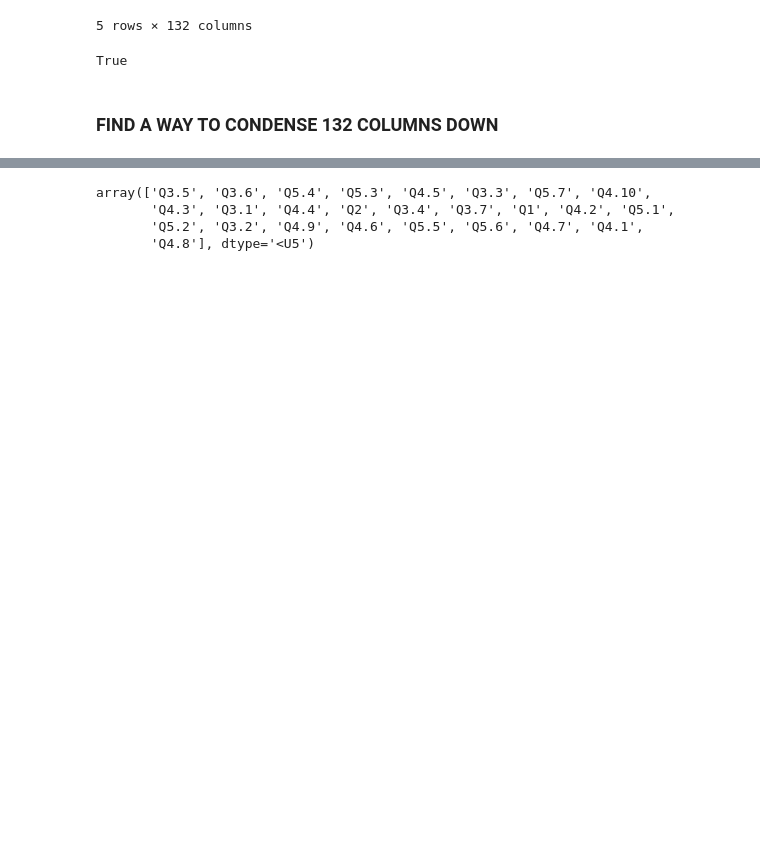
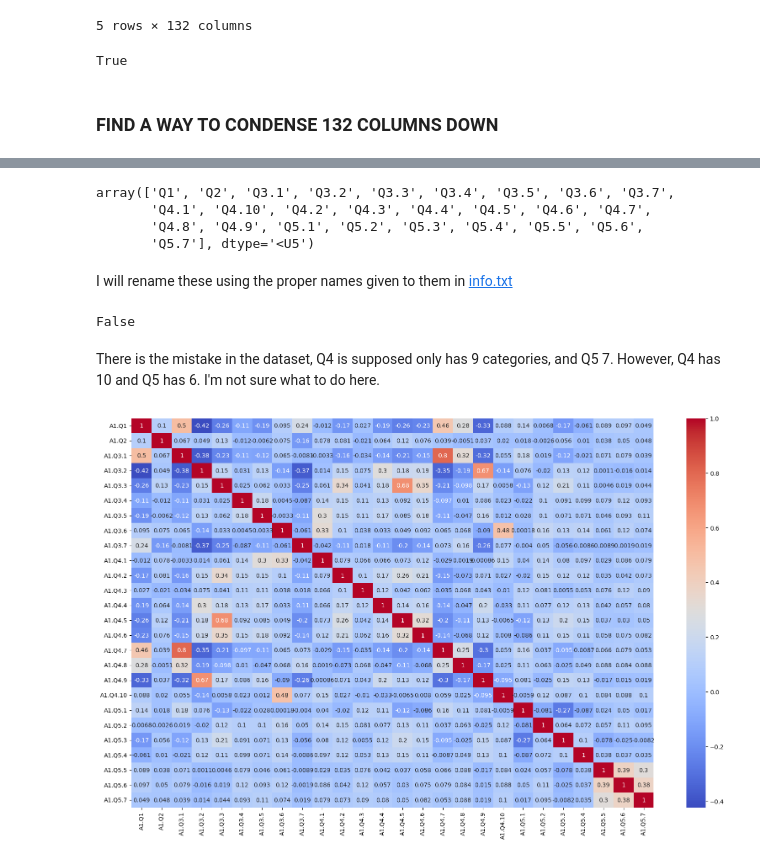
Before and after one commit to projectayre/ayre, a Jupyter notebook: sentiment-analysis/sentiment-experimentation.ipynb, the cells around one changed output, grey strips where cells are left out. Saved outputs shown, nothing was run; the diff lists cells and outputs as text; code cells hidden in the pictures; blank space fills up the shorter version.

```diff
--- a/sentiment-analysis/sentiment-experimentation.ipynb
+++ b/sentiment-analysis/sentiment-experimentation.ipynb
@@ -43,9 +45,31 @@ True
 # %%
 questions = np.array(list(set([i[3:] for i in annot.columns[2:]])))
 # %%
+questions.sort()
 questions
 # %% [output]
-array(['Q3.5', 'Q3.6', 'Q5.4', 'Q5.3', 'Q4.5', 'Q3.3', 'Q5.7', 'Q4.10',
-       'Q4.3', 'Q3.1', 'Q4.4', 'Q2', 'Q3.4', 'Q3.7', 'Q1', 'Q4.2', 'Q5.1',
-       'Q5.2', 'Q3.2', 'Q4.9', 'Q4.6', 'Q5.5', 'Q5.6', 'Q4.7', 'Q4.1',
-       'Q4.8'], dtype='<U5')
+array(['Q1', 'Q2', 'Q3.1', 'Q3.2', 'Q3.3', 'Q3.4', 'Q3.5', 'Q3.6', 'Q3.7',
+       'Q4.1', 'Q4.10', 'Q4.2', 'Q4.3', 'Q4.4', 'Q4.5', 'Q4.6', 'Q4.7',
+       'Q4.8', 'Q4.9', 'Q5.1', 'Q5.2', 'Q5.3', 'Q5.4', 'Q5.5', 'Q5.6',
+       'Q5.7'], dtype='<U5')
+# %% [markdown]
+I will rename these using the proper names given to them in [info.txt](./disaster-dataset/info.txt)
+# %%
+values = ['sentiment polarity', 'stimulation and excitement', # Continuous output (1-9, needs normalization)
+          'Joy', 'Sadness', 'Fear', 'Disgust', 'Anger', 'Surpise', 'Neutral', # Category 1 (Major emotion)
+          'Anger', 'Anxiety', 'Craving', 'Emphatic pain', 'Fear', 'Horror', 'Joy', 'Relief', 'Sadness',  # Category 2 (Specific emotion)
+          'Human facial expression gesture', 'Inherent image property', 'Image background',
+          'Objects in image', 'Text in image', 'Emoji sticker', 'Halo effect'] # Category 3 (Reason for emotion)
+rename_dict = dict(zip(questions, values))
+len(rename_dict) == len(questions) # Something is missing here, an entire column isn't annotated.
+# %% [output]
+False
+# %% [markdown]
+There is the mistake in the dataset, Q4 is supposed only has 9 categories, and Q5 7. However, Q4 has 10 and Q5 has 6. I'm not sure what to do here.
+# %%
+iso = annot.iloc[:, 2:28]
+plt.figure(figsize=(20, 12))
+sns.heatmap(iso.corr(), cmap='coolwarm', annot=True)
+plt.show()
+# %% [output]
+[figure, added]
```
Also changed, not shown: parts of 2 cells of this notebook.
